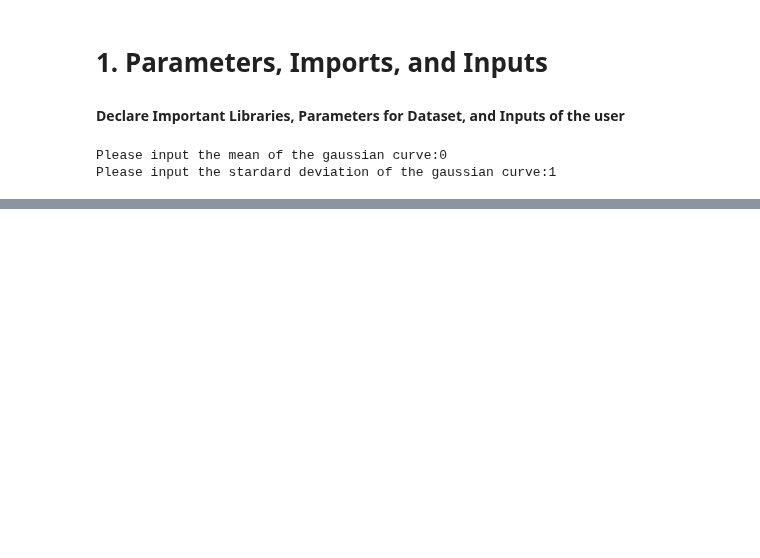
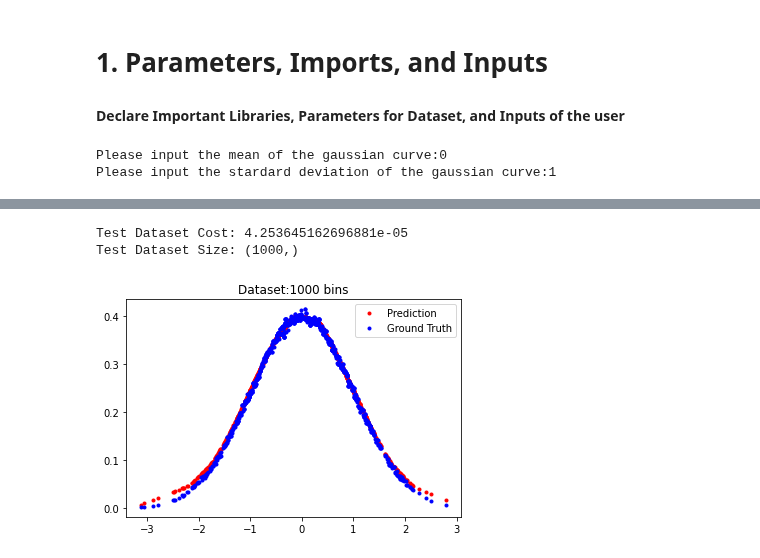
Before and after one commit to ryan8512/EE-298, a Jupyter notebook: Assignment 2.ipynb, the cells around one changed output, grey strips where cells are left out. Cells and saved outputs as stored; diff of their text form; code cells hidden in the pictures; blank space fills up the shorter version.

```diff
--- a/Assignment 2.ipynb
+++ b/Assignment 2.ipynb
@@ -210,4 +261,3 @@ def test(X, Y, nn_architecture,params_values):
 # %%
-params_values, cost_history, accuracy_history = train(train_dataset[np.newaxis,:],train_truth[np.newaxis,:],nn_architecture,20,0.1)
-cost_history
+params_values, cost_history = train(train_dataset[np.newaxis,:],train_truth[np.newaxis,:],nn_architecture,20,0.1)
 # %% [output]
@@ -234,0 +291,17 @@ print(test(test_dataset[np.newaxis,:],test_truth[np.newaxis,:],nn_architecture,p
+# %%
+cost, Y_hat = test(test_dataset[np.newaxis,:],test_truth[np.newaxis,:],nn_architecture,params_values)
+
+''' Sanity Check'''
+print("Test Dataset Cost: "+str(cost))
+print("Test Dataset Size: "+str(test_dataset.shape))
+plt.figure()
+plt.plot(test_dataset,Y_hat,'r.',label="Prediction")
+plt.plot(test_dataset,test_truth,'b.',label="Ground Truth")
+plt.title("Dataset:"+str(i)+' bins')
+
+plt.legend()
+plt.show()
+# %% [output]
+Test Dataset Cost: 4.253645162696881e-05
+Test Dataset Size: (1000,)
+[figure, added]
```
Also changed, not shown: parts of 11 cells of this notebook, 1 other file.
